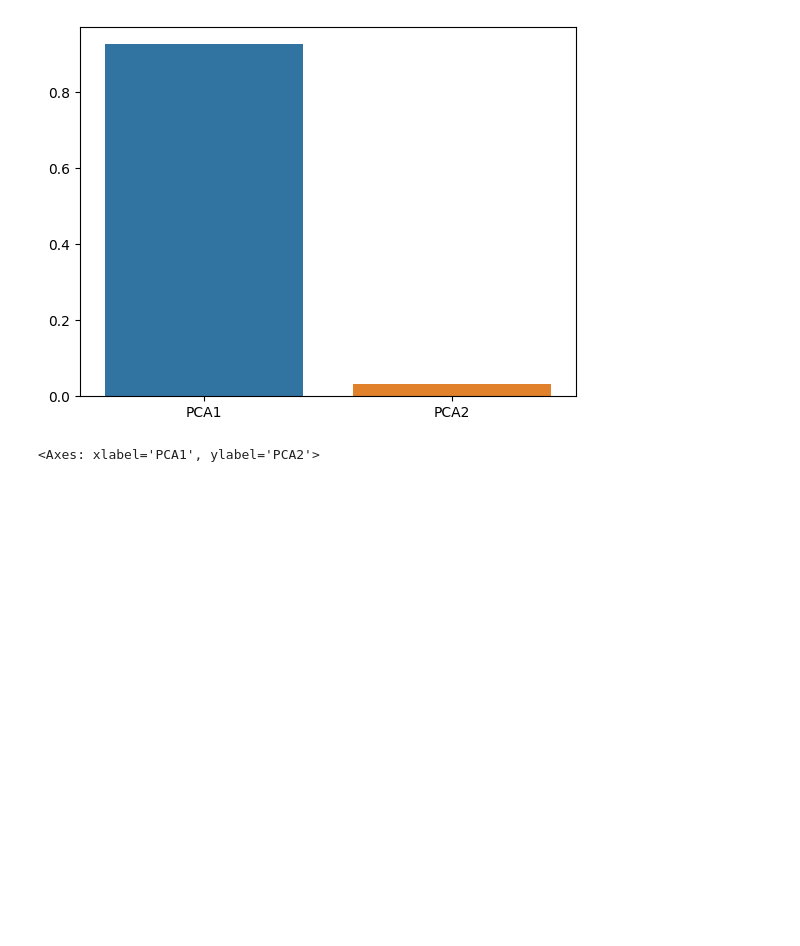
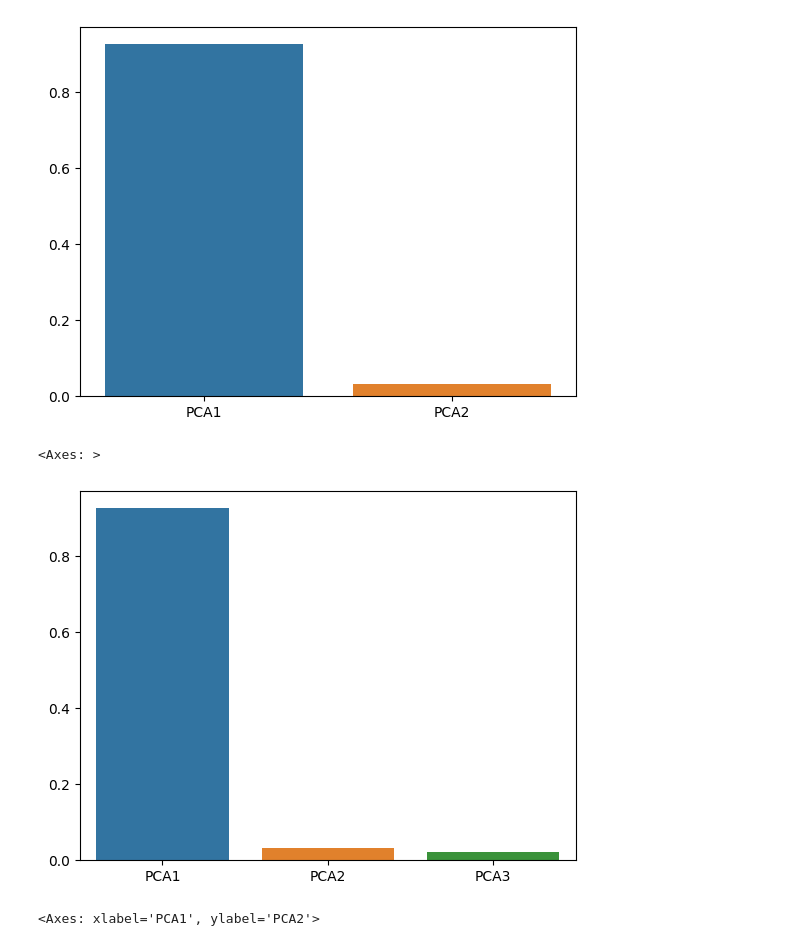
Before and after one commit to pabloamh27/PCA_project, a Jupyter notebook: TP02.ipynb, the cells around one changed output. Saved outputs shown, nothing was run; the diff lists cells and outputs as text; code cells hidden in the pictures; blank space fills up the shorter version.

```diff
--- a/TP02.ipynb
+++ b/TP02.ipynb
@@ -380,6 +380,8 @@ data.head()
 | 4 | 1.955173 | 1.731340 | 1.958427 | 3.146403 | 2.489427 | 5.462339 | 18 |
 # %%
 pca2 = PCA(n_components=2, random_state = 42)
+# %%
+pca3 = PCA(n_components=3, random_state = 42)
 # %%
 pca_2= pca2.fit_transform(data[X_cols])
 pca_2[:6]
@@ -390,3 +392,6 @@ array([[6.82711556, 1.69563241],
        [7.59845776, 2.18800253],
        [6.82660884, 2.26979004],
        [6.60747054, 2.32179882]])
+# %%
+pca_3= pca3.fit_transform(data[X_cols])
+pca_3[:6]
@@ -415,6 +447,11 @@ sns.barplot(x= ['PCA1','PCA2'], y= pca2.explained_variance_ratio_)
 # %% [output]
 <Axes: >
 [figure]
+# %%
+sns.barplot(x= ['PCA1','PCA2','PCA3'], y= pca3.explained_variance_ratio_)
+# %% [output]
+<Axes: >
+[figure, added]
 # %%
 sns.scatterplot(x='PCA1', y = 'PCA2', hue= 'Rings', data=data_2)
 # %% [output]
```
Also changed, not shown: parts of 6 cells of this notebook.
